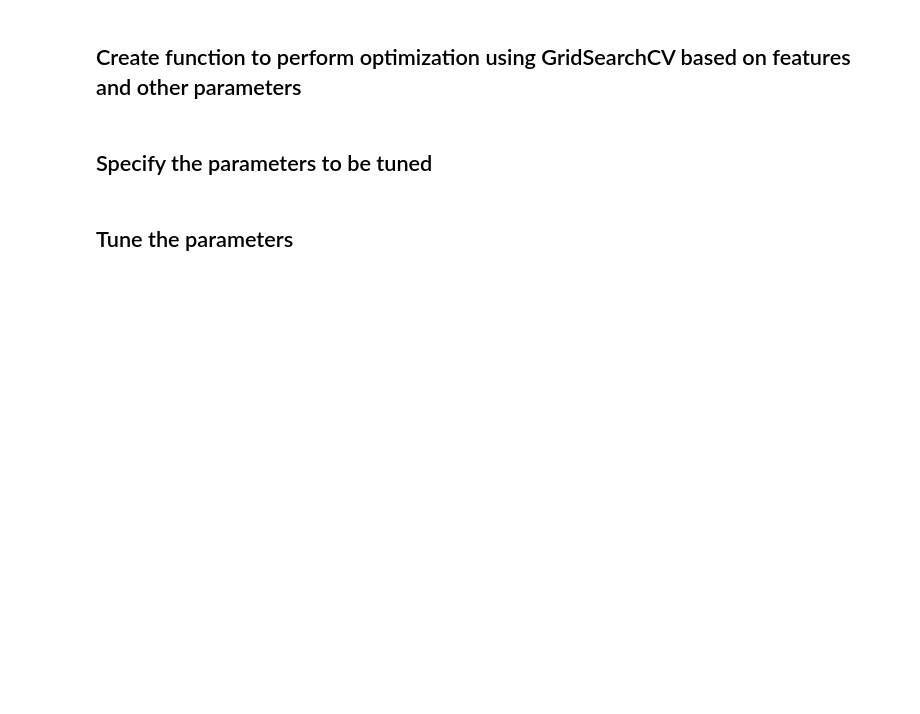
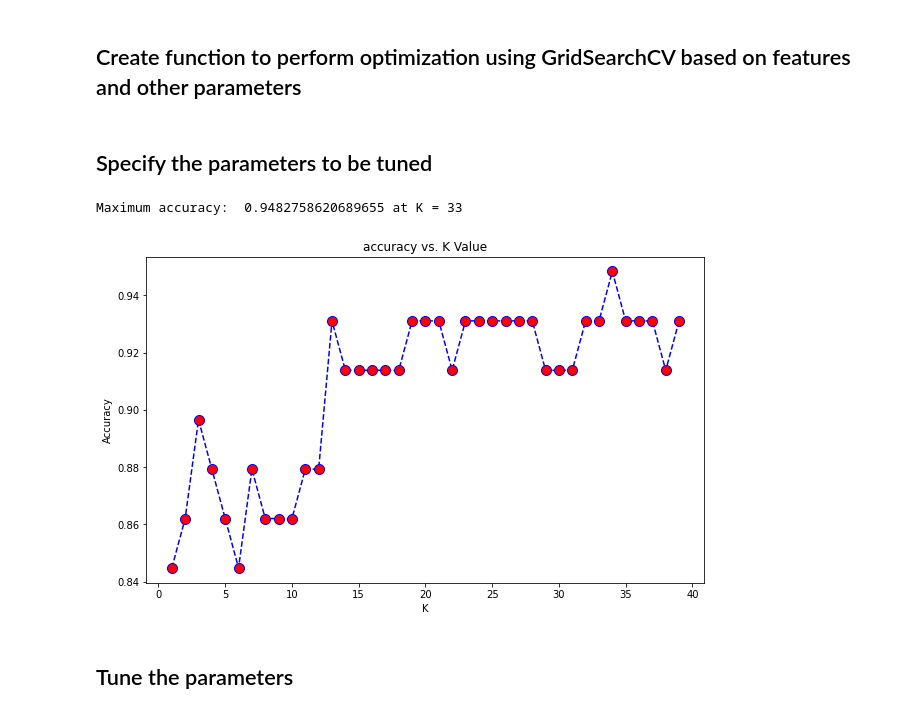
Before and after one commit to haocloo/USM_CS, a Jupyter notebook: CPC152/assignment (group)/final.ipynb, the cells around one changed output. Cells and saved outputs as stored; diff of their text form; code cells hidden in the pictures; blank space fills up the shorter version.

```diff
--- a/CPC152/assignment (group)/final.ipynb
+++ b/CPC152/assignment (group)/final.ipynb
@@ -274,7 +274,7 @@ len(features)
 from sklearn.model_selection import train_test_split
 from sklearn.preprocessing import StandardScaler
 
-def fit_model(df, features):
+def train_test_data(df, features):
     X = df[features]
 
     y = df['target']
@@ -322,7 +322,7 @@ combination_accuracy = pd.DataFrame()
 print("remove by zscore")
 for desc, cols in features:
     print(f"\ntraining models for features : {desc}")
-    training_summary = training_models(*fit_model(df, cols))
+    training_summary = training_models(*train_test_data(df, cols))
     training_summary['features'] = desc
     combination_accuracy = combination_accuracy.append(training_summary)
 # %% [output]
@@ -402,7 +402,8 @@ combination_accuracy.head(10)
 # %% [markdown]
 ## Store the top 4 features in Exhaustive Feature Selection into `best_features`
 # %%
-best_features = combination_accuracy['features'].iloc[:4]
+best_features = combination_accuracy['features'].head(1)
 best_features = best_features.str.split(', ')
+best_features = best_features[0]
 print(best_features)
 # %% [output]
@@ -462,6 +459,29 @@ def grid_search_model(ranking, features, name, model, param_grid, X_train, X_tes
     return pd.DataFrame(results)
 # %% [markdown]
 ## Specify the parameters to be tuned
+# %%
+X_train, X_test, y_train, y_test = train_test_data(df, best_features)
+
+acc = []
+
+for i in range(1,40):
+
+    model = KNeighborsClassifier(n_neighbors=i)
+    model.fit(X_train,y_train)
+    y_pred = model.predict(X_test)
+    # error_rate.append(np.mean(y_pred != y_test))
+    acc.append(accuracy_score(y_test, y_pred))
+
+plt.figure(figsize=(10,6))
+plt.plot(range(1,40),acc,color = 'blue',linestyle='dashed',
+         marker='o',markerfacecolor='red', markersize=10)
+plt.title('accuracy vs. K Value')
+plt.xlabel('K')
+plt.ylabel('Accuracy')
+print("Maximum accuracy: ",max(acc),"at K =",acc.index(max(acc)))
+# %% [output]
+Maximum accuracy:  0.9482758620689655 at K = 33
+[figure, added]
 # %%
 models = [
     ("KNN", KNeighborsClassifier(),
```
Also changed, not shown: parts of 3 cells of this notebook.
